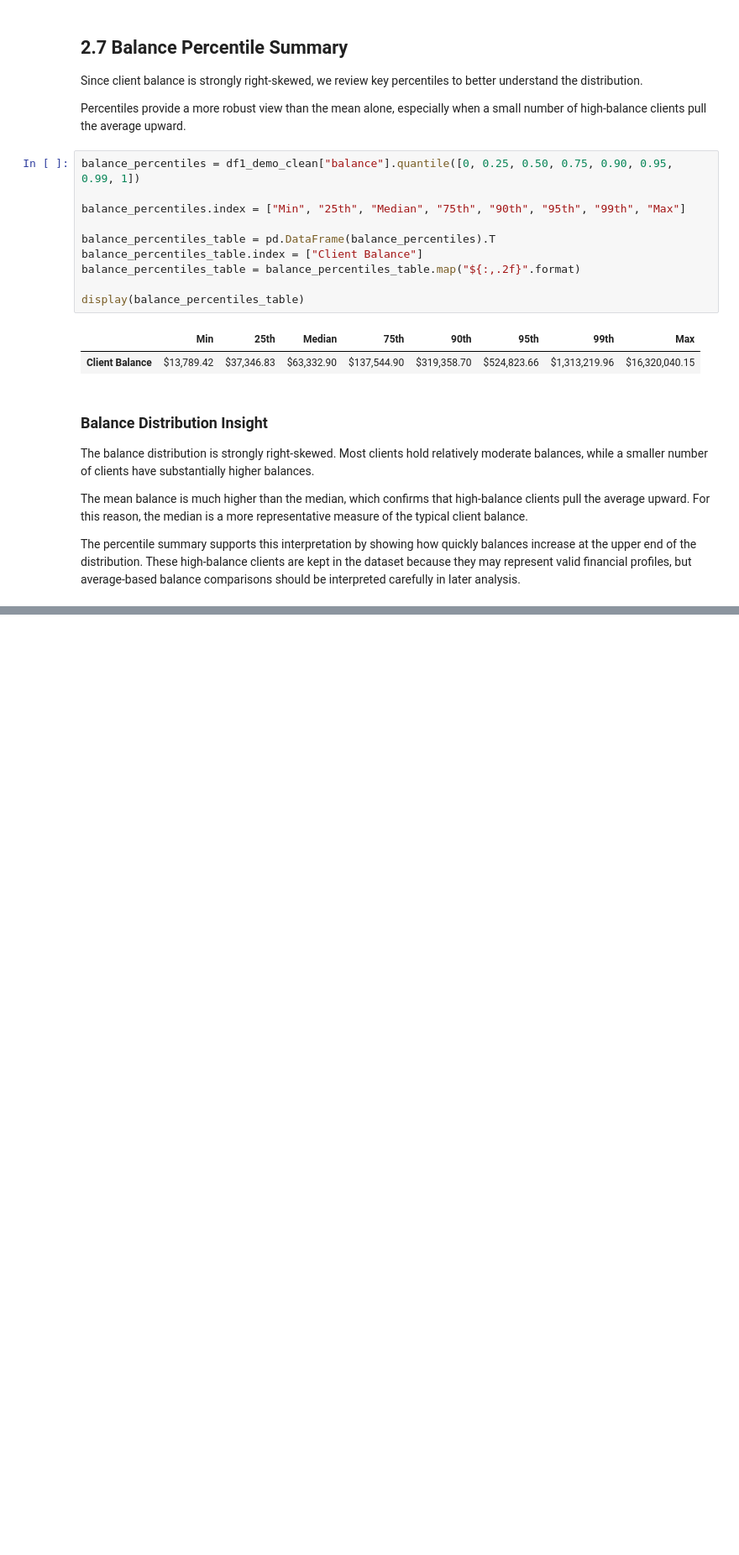
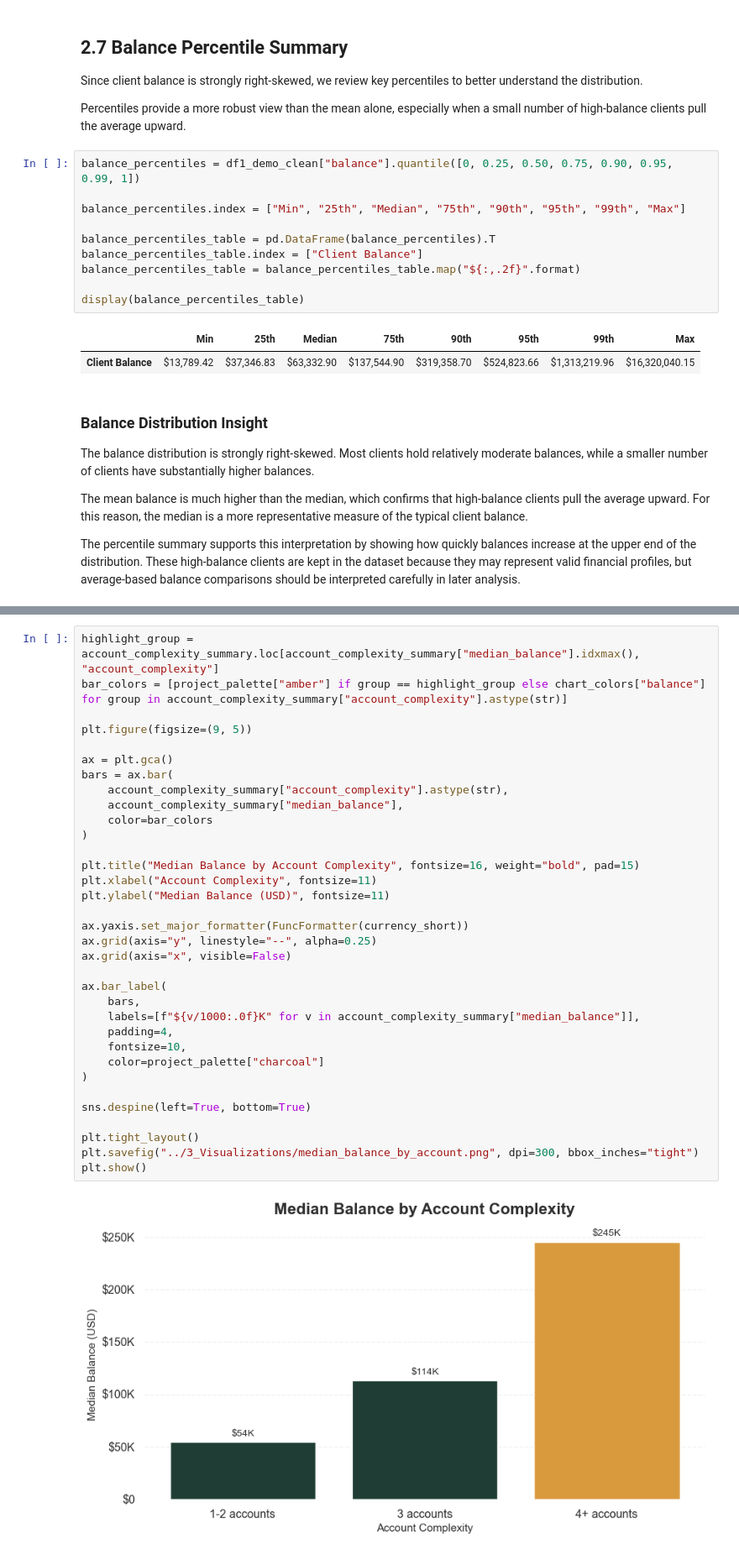
Before and after one commit to bloodnickel/project_2, a Jupyter notebook: 2_Python_Notebook/Johannes.ipynb, the cells around one changed output, grey strips where cells are left out. Shown at 84% size. Cells and saved outputs as stored; diff of their text form; blank space fills up the shorter version.

```diff
--- a/2_Python_Notebook/Johannes.ipynb
+++ b/2_Python_Notebook/Johannes.ipynb
@@ -891,0 +1061,36 @@ The percentile summary supports this interpretation by showing how quickly balan
+# %%
+highlight_group = account_complexity_summary.loc[account_complexity_summary["median_balance"].idxmax(), "account_complexity"]
+bar_colors = [project_palette["amber"] if group == highlight_group else chart_colors["balance"] for group in account_complexity_summary["account_complexity"].astype(str)]
+
+plt.figure(figsize=(9, 5))
+
+ax = plt.gca()
+bars = ax.bar(
+    account_complexity_summary["account_complexity"].astype(str),
+    account_complexity_summary["median_balance"],
+    color=bar_colors
+)
+
+plt.title("Median Balance by Account Complexity", fontsize=16, weight="bold", pad=15)
+plt.xlabel("Account Complexity", fontsize=11)
+plt.ylabel("Median Balance (USD)", fontsize=11)
+
+ax.yaxis.set_major_formatter(FuncFormatter(currency_short))
+ax.grid(axis="y", linestyle="--", alpha=0.25)
+ax.grid(axis="x", visible=False)
+
+ax.bar_label(
+    bars,
+    labels=[f"${v/1000:.0f}K" for v in account_complexity_summary["median_balance"]],
+    padding=4,
+    fontsize=10,
+    color=project_palette["charcoal"]
+)
+
+sns.despine(left=True, bottom=True)
+
+plt.tight_layout()
+plt.savefig("../3_Visualizations/median_balance_by_account.png", dpi=300, bbox_inches="tight")
+plt.show()
+# %% [output]
+[figure, added]
```
Also changed, not shown: parts of 24 cells of this notebook, 9 other files.
